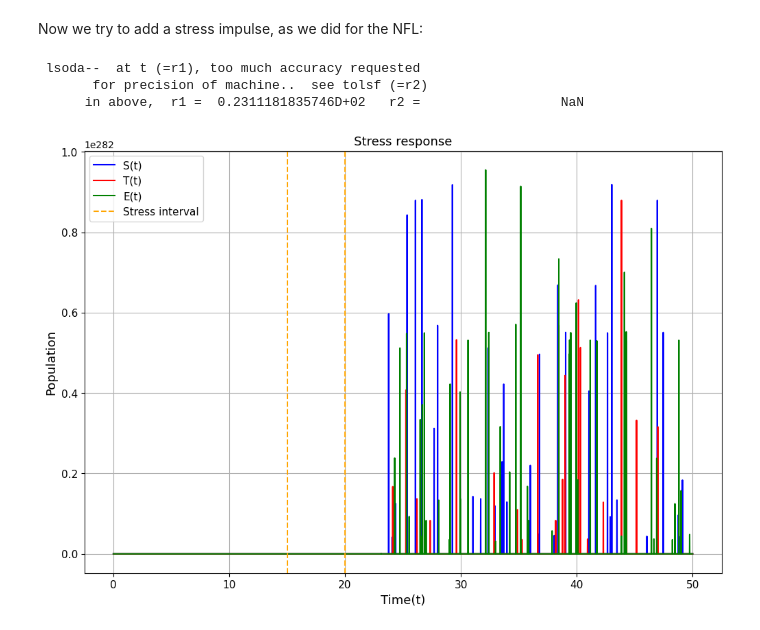
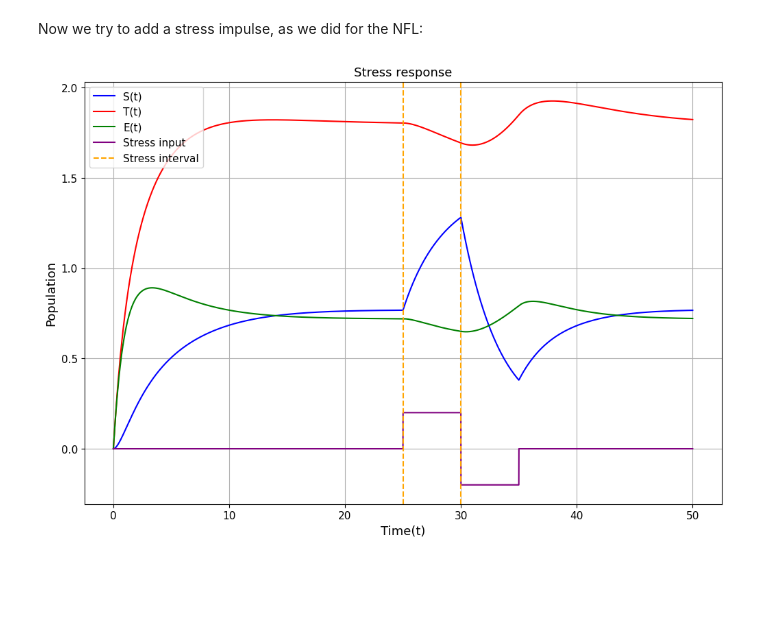
Before and after one commit to pietromalagoli/Physics-of-Living-Systems, a Jupyter notebook: hw/hw4/homework4_Malagoli.ipynb, the cells around one changed output. Drawn from its saved outputs; the diff is of its cells as text; code cells hidden in the pictures; blank space fills up the shorter version.

```diff
--- a/hw/homework4_Malagoli.ipynb
+++ b/hw/hw4/homework4_Malagoli.ipynb
@@ -155,14 +154,14 @@ E0 = 0
 
 par = [0.8, # gamma
        0.2,   # k
-       0.5,   # h
+       0.8,   # h
        0.4, # sigma
        1,   # R_const
        0.2,   # tau_T
        0.5,   # tau_E
        0.01,   # l_T
        0.01,    # l_E
-       [15,20]]   # t_th
+       [25,30]]   # t_th
 
 # altro set di parametri
 p = [0.5, .5, 1.0, 0.7, 1, 2.0, 1.0, 0.0, 0.0]
@@ -172,35 +171,36 @@ def network(y, t, Theta_t, par):
 
     S, T, E = y
     R_monod = R*S / (1 + S)
-    dsdt = 0.7*Theta_t(t-t_th[0])*(1-Theta_t(t-t_th[1])) + sigma*(T/(T+1)) - gamma*S*(E/(E+1))
+    dsdt = 0.2*Theta_t(t-t_th[0])*(1-Theta_t(t-t_th[1]))+0.2*(-Theta_t(t-t_th[0]-5)*(1-Theta_t(t-t_th[1]-5))) + sigma*(T/(T+1)) - gamma*S*(E/(E+1))
     dtdt = - tau_T * T + 1 / (1 + (R_monod/k)**h) + l_T
     dedt = -tau_E * E + 1/(1+(R_monod/k)**h) + l_E
     return [dsdt, dtdt, dedt]
 
 # set the time space
 t_s = np.linspace(0,50,5000)
 
 # Solve
 result = odeint(network, [E0,T0,S0], t_s, args=(Theta_t, par))
 S = result[:,0]
 T = result[:,1]
 E = result[:,2]
 
 plt.figure(figsize=(12,8))
 plt.plot(t_s, S,  c='b', label='S(t)')
 plt.plot(t_s, T, c='r', label='T(t)')
 plt.plot(t_s, E,  c='g', label='E(t)')
+plt.plot(t_s, 0.2*Theta_t(t_s-par[9][0])*(1-Theta_t(t_s-par[9][1]))
+         +0.2*(-Theta_t(t_s-par[9][0]-5)*(1-Theta_t(t_s-par[9][1]-5))),
+         c='purple', label='Stress input')
 plt.axvline(par[9][0], c='orange', linestyle='--', label='Stress interval')
 plt.axvline(par[9][1], c='orange', linestyle='--')
 plt.legend(fontsize=FONTSIZE-2)
 plt.grid()
 plt.xlabel('Time(t)', fontsize=FONTSIZE)
 plt.ylabel('Population', fontsize=FONTSIZE)
 plt.title('Stress response', fontsize=FONTSIZE)
 plt.tick_params(labelsize=FONTSIZE-2)
+plt.savefig('Figures/network_stress.png')
 plt.show()
 # %% [output]
- lsoda--  at t (=r1), too much accuracy requested
-       for precision of machine..  see tolsf (=r2)
-      in above,  r1 =  0.2311181835746D+02   r2 =                  NaN
-[figure, old version]
+[figure, new version]
```
Also changed, not shown: parts of 2 cells of this notebook, 3 other files.
